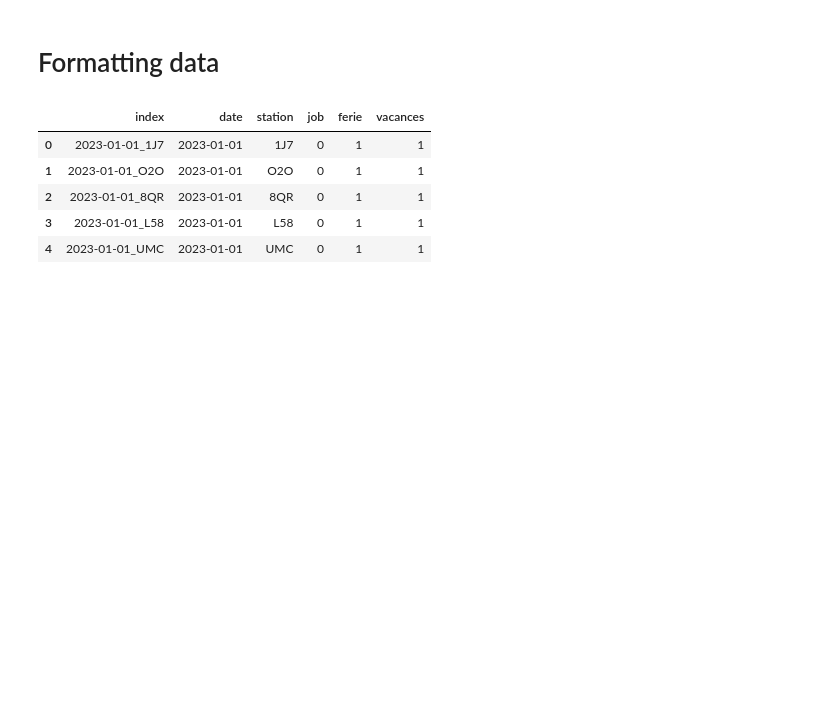
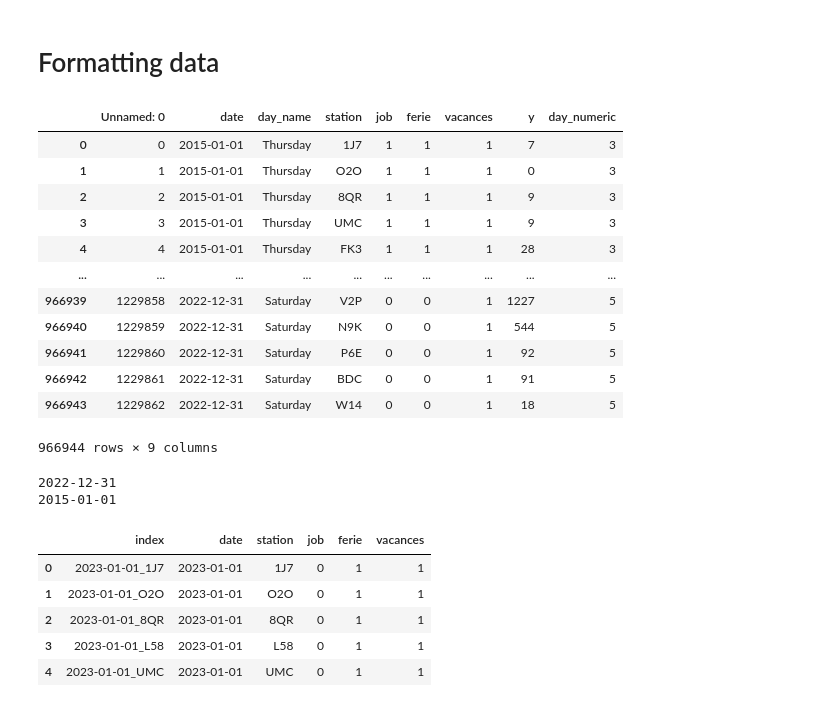
Before and after one commit to mathisemb/challenge_sncf_2024, a Jupyter notebook: utils/DataPreprocessing.ipynb, the cells around one changed output. Cells and saved outputs as stored; diff of their text form; code cells hidden in the pictures; blank space fills up the shorter version.

```diff
--- a/utils/DataPreprocessing.ipynb
+++ b/utils/DataPreprocessing.ipynb
@@ -41,3 +38,33 @@ train_data_after_covid.to_csv('train_data_afterCov_with_day_of_week.csv')
+# %%
+# Splitting train data into test/train data
+
+TRAIN_DATA = pd.read_csv('../data/train_data_woCov_with_day_of_week.csv')
+TRAIN_DATA['date'] = pd.to_datetime(TRAIN_DATA['date'])
+# %%
+TRAIN_DATA['day_numeric'] = TRAIN_DATA['date'].dt.dayofweek
+TRAIN_DATA
+# %% [output]
+|  | Unnamed: 0 | date | day_name | station | job | ferie | vacances | y | day_numeric |
+| 0 | 0 | 2015-01-01 | Thursday | 1J7 | 1 | 1 | 1 | 7 | 3 |
+| 1 | 1 | 2015-01-01 | Thursday | O2O | 1 | 1 | 1 | 0 | 3 |
+| 2 | 2 | 2015-01-01 | Thursday | 8QR | 1 | 1 | 1 | 9 | 3 |
+| 3 | 3 | 2015-01-01 | Thursday | UMC | 1 | 1 | 1 | 9 | 3 |
+| 4 | 4 | 2015-01-01 | Thursday | FK3 | 1 | 1 | 1 | 28 | 3 |
+| ... | ... | ... | ... | ... | ... | ... | ... | ... | ... |
+| 966939 | 1229858 | 2022-12-31 | Saturday | V2P | 0 | 0 | 1 | 1227 | 5 |
+| 966940 | 1229859 | 2022-12-31 | Saturday | N9K | 0 | 0 | 1 | 544 | 5 |
+| 966941 | 1229860 | 2022-12-31 | Saturday | P6E | 0 | 0 | 1 | 92 | 5 |
+| 966942 | 1229861 | 2022-12-31 | Saturday | BDC | 0 | 0 | 1 | 91 | 5 |
+| 966943 | 1229862 | 2022-12-31 | Saturday | W14 | 0 | 0 | 1 | 18 | 5 |
+966944 rows × 9 columns
+# %%
+print(TRAIN_DATA['date'].iloc[-1])
+print(TRAIN_DATA['date'].iloc[0])
+
+local_test_filter = make_date_filter(TRAIN_DATA, start_date='2022')
+# %% [output]
+2022-12-31
+2015-01-01
 # %%
 def train_data_formatting(data: pd.DataFrame) -> pd.DataFrame :
     """
```
Also changed, not shown: parts of 4 cells of this notebook, 16 other files.
